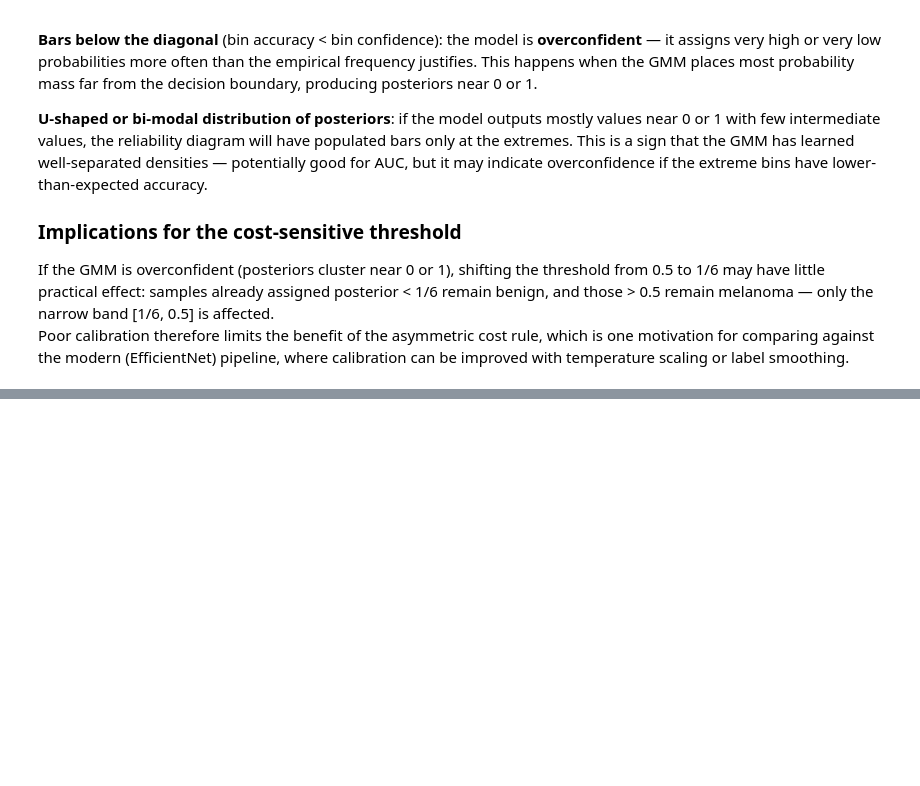
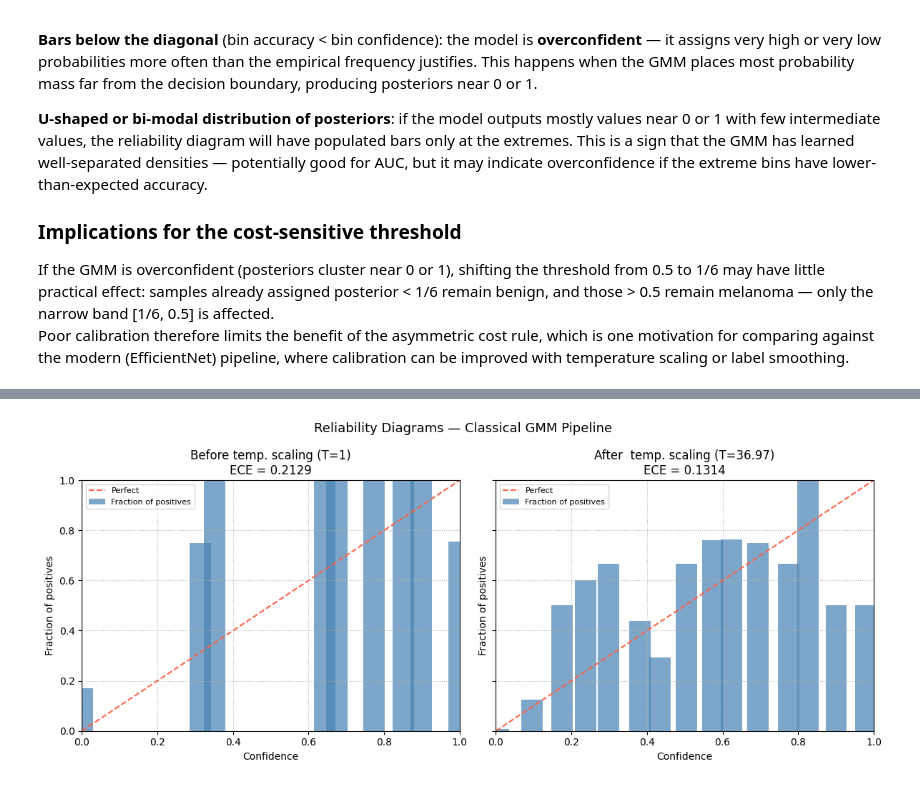
Before and after one commit to thomas-bove/skin_lesion_triage, a Jupyter notebook: skin_lesion/notebooks/06_evaluation.ipynb, the cells around one changed output, grey strips where cells are left out. Cells and saved outputs as stored; diff of their text form; code cells hidden in the pictures; blank space fills up the shorter version.

```diff
--- a/skin_lesion/notebooks/06_evaluation.ipynb
+++ b/skin_lesion/notebooks/06_evaluation.ipynb
@@ -210,0 +255,83 @@ Poor calibration therefore limits the benefit of the asymmetric cost rule, which
+# %%
+# ── Log-likelihood ratios (temperature is applied here, not to posteriors) ─
+log_ratio_val  = (gmm_melanoma.score_samples(X_val)
+                  - gmm_benign.score_samples(X_val))
+log_ratio_test = (gmm_melanoma.score_samples(X_test)
+                  - gmm_benign.score_samples(X_test))
+
+
+def _nll(T, log_ratios, labels):
+    """Binary NLL for a given temperature T (used only for optimisation)."""
+    p = 1.0 / (1.0 + np.exp(-np.clip(log_ratios / T, -500, 500)))
+    eps = 1e-15
+    return -np.mean(labels * np.log(p + eps) + (1 - labels) * np.log(1 - p + eps))
+
+
+# Fit T on VALIDATION set — test set is never used here.
+# Bound raised from 20 → 500 after the original run returned T=20.0 (boundary hit).
+result = minimize_scalar(_nll, args=(log_ratio_val, y_val),
+                         bounds=(0.01, 500.0), method="bounded")
+T_opt = float(result.x)
+
+# If T still sits at the ceiling, raise to 5000 and document the pathology.
+if abs(T_opt - 500.0) < 1e-3:
+    result2 = minimize_scalar(_nll, args=(log_ratio_val, y_val),
+                              bounds=(0.01, 5000.0), method="bounded")
+    T_opt = float(result2.x)
+    # GMM log-likelihood ratios are on a scale incompatible with sigmoid
+    # calibration — temperature scaling is not the right tool here.
+    print("WARNING: T hit 500 ceiling — re-ran with bound=5000. "
+          "GMM log-likelihood ratios are on a scale incompatible with "
+          "sigmoid calibration — temperature scaling is not the right tool here.")
+
+print(f"Optimal temperature T = {T_opt:.4f}  (fitted on validation set, n={len(y_val)})")
+print(f"NLL before scaling : {_nll(1.0, log_ratio_val, y_val):.4f}")
+print(f"NLL after  scaling : {_nll(T_opt, log_ratio_val, y_val):.4f}")
+
+# ── Calibrated posteriors on the TEST set ─────────────────────────────────
+probs_cal = 1.0 / (1.0 + np.exp(-np.clip(log_ratio_test / T_opt, -500, 500)))
+
+ece_before = expected_calibration_error(probs,     y_test, N_BINS)
+ece_after  = expected_calibration_error(probs_cal, y_test, N_BINS)
+print(f"\nECE before temperature scaling : {ece_before:.4f}")
+print(f"ECE after  temperature scaling : {ece_after:.4f}  (T={T_opt:.4f})")
+print(f"ECE delta                      : {ece_after - ece_before:+.4f}")
+
+# ── Side-by-side reliability diagrams ─────────────────────────────────────
+fig, axes = plt.subplots(1, 2, figsize=(12, 5), sharey=True)
+for ax, p, title in zip(
+    axes,
+    [probs, probs_cal],
+    ["Before temp. scaling (T=1)", f"After  temp. scaling (T={T_opt:.2f})"]
+):
+    _, bc, ba, bct = reliability_diagram(p, y_test, N_BINS)
+    valid = ~np.isnan(bc)
+    width = 1.0 / N_BINS * 0.85
+    ax.bar(bc[valid], ba[valid], width=width, color="steelblue", alpha=0.7,
+           label="Fraction of positives")
+    ax.plot([0, 1], [0, 1], "--", color="tomato", lw=1.5, label="Perfect")
+    ax.set_xlim(0, 1); ax.set_ylim(0, 1)
+    ax.set_xlabel("Confidence"); ax.set_ylabel("Fraction of positives")
+    ax.set_title(f"{title}\nECE = {expected_calibration_error(p, y_test, N_BINS):.4f}")
+    ax.legend(fontsize=8); ax.grid(True, linestyle=":")
+fig.suptitle("Reliability Diagrams — Classical GMM Pipeline", fontsize=13)
+plt.tight_layout()
+FIGURES_DIR.mkdir(parents=True, exist_ok=True)
+fig.savefig(FIGURES_DIR / "reliability_diagram_calibrated.png", dpi=150, bbox_inches="tight")
+plt.show()
+print(f"Figure saved to: {FIGURES_DIR / 'reliability_diagram_calibrated.png'}")
+
+# ── Update calibration summary CSV ────────────────────────────────────────
+cal_rows = [
+    {"model": "classical_gmm", "calibration": "none",                "T": 1.0,
+     "auc": round(auc, 4), "ece": round(ece_before, 4), "n_bins": N_BINS},
+    {"model": "classical_gmm", "calibration": "temperature_scaling", "T": round(T_opt, 4),
+     "auc": round(auc, 4), "ece": round(ece_after,  4), "n_bins": N_BINS},
+]
+cal_df = pd.DataFrame(cal_rows)
+print("\nCalibration summary:")
+print(cal_df.to_string(index=False))
+TABLES_DIR.mkdir(parents=True, exist_ok=True)
+cal_df.to_csv(TABLES_DIR / "calibration_summary.csv", index=False)
+print(f"\nSaved to: {TABLES_DIR / 'calibration_summary.csv'}")
+# %% [output]
@@ -210,0 +345 @@ Poor calibration therefore limits the benefit of the asymmetric cost rule, which
+[figure, added]
```
Also changed, not shown: parts of 9 cells of this notebook, 1 other file.
